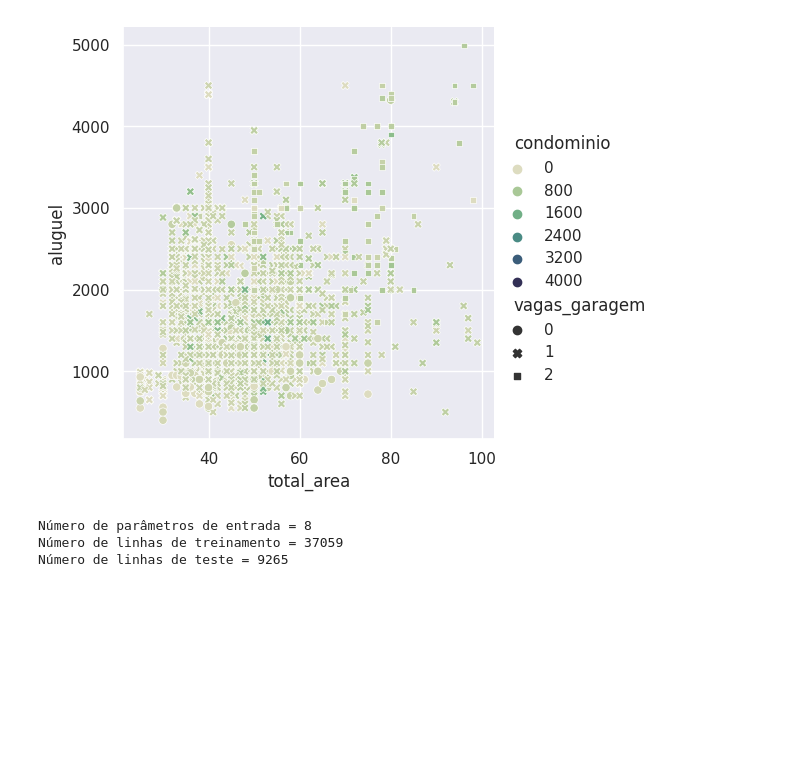
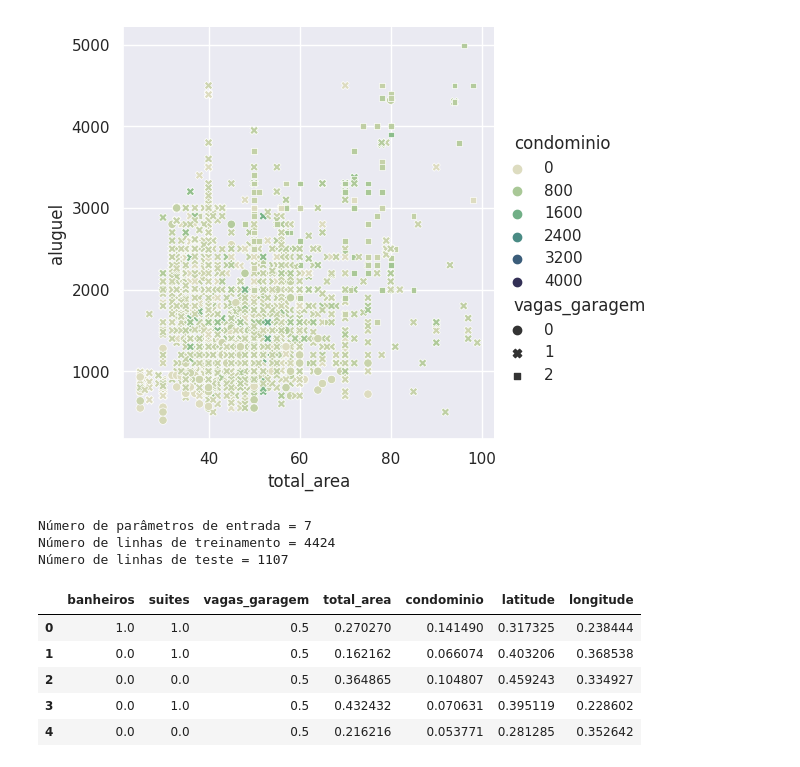
Before and after one commit to fabiollg/PI-4_Predicao_Valores_Imoveis_SJC, a Jupyter notebook: PI_4_Predicao_Valores_Imoveis_SJC.ipynb, the cells around one changed output. Drawn from its saved outputs; the diff is of its cells as text; code cells hidden in the pictures; blank space fills up the shorter version.

```diff
--- a/PI_4_Predicao_Valores_Imoveis_SJC.ipynb
+++ b/PI_4_Predicao_Valores_Imoveis_SJC.ipynb
@@ -1120,16 +1120,30 @@ sns.relplot(data= dados_filt1, x='total_area', y= 'aluguel', hue= 'condominio',
 [figure]
 # %%
 # Dividindo os dados em Dados de Entrada e Dados de Saída do Modelo:
-x1 = dados_filt1.drop(columns=['aluguel'])
+x1 = dados_filt1.drop(columns=['aluguel','bedrooms'])
 y1 = dados_filt1['aluguel']
 # %%
 # Dividindo os dados em dados de treino e dados de teste:
 x1_train, x1_test, y1_train, y1_test = train_test_split(x1, y1, test_size=0.2, random_state=1)
 # %%
-print(f'Número de parâmetros de entrada = {x_train.shape[1]}')
-print(f'Número de linhas de treinamento = {x_train.shape[0]}')
-print(f'Número de linhas de teste = {x_test.shape[0]}')
+# Exibindo as dimensões dos dados de entrada (festures) e dos dados de teste (target)
+print(f'Número de parâmetros de entrada = {x1_train.shape[1]}')
+print(f'Número de linhas de treinamento = {x1_train.shape[0]}')
+print(f'Número de linhas de teste = {x1_test.shape[0]}')
 # %% [output]
-Número de parâmetros de entrada = 8
-Número de linhas de treinamento = 37059
-Número de linhas de teste = 9265
+Número de parâmetros de entrada = 7
+Número de linhas de treinamento = 4424
+Número de linhas de teste = 1107
+# %%
+# Normalizando os dados de entrada (features)
+colunas = x1.columns
+x1_std_train = pd.DataFrame(minmax.fit_transform(x1_train), columns= colunas)
+x1_std_test = pd.DataFrame(minmax.fit_transform(x1_test), columns= colunas)
+display(x1_std_train.head())
+# %% [output]
+|  | banheiros | suites | vagas_garagem | total_area | condominio | latitude | longitude |
+| 0 | 1.0 | 1.0 | 0.5 | 0.270270 | 0.141490 | 0.317325 | 0.238444 |
+| 1 | 0.0 | 1.0 | 0.5 | 0.162162 | 0.066074 | 0.403206 | 0.368538 |
+| 2 | 0.0 | 0.0 | 0.5 | 0.364865 | 0.104807 | 0.459243 | 0.334927 |
+| 3 | 0.0 | 1.0 | 0.5 | 0.432432 | 0.070631 | 0.395119 | 0.228602 |
+| 4 | 0.0 | 0.0 | 0.5 | 0.216216 | 0.053771 | 0.281285 | 0.352642 |
```
Also changed, not shown: parts of 9 cells of this notebook.
